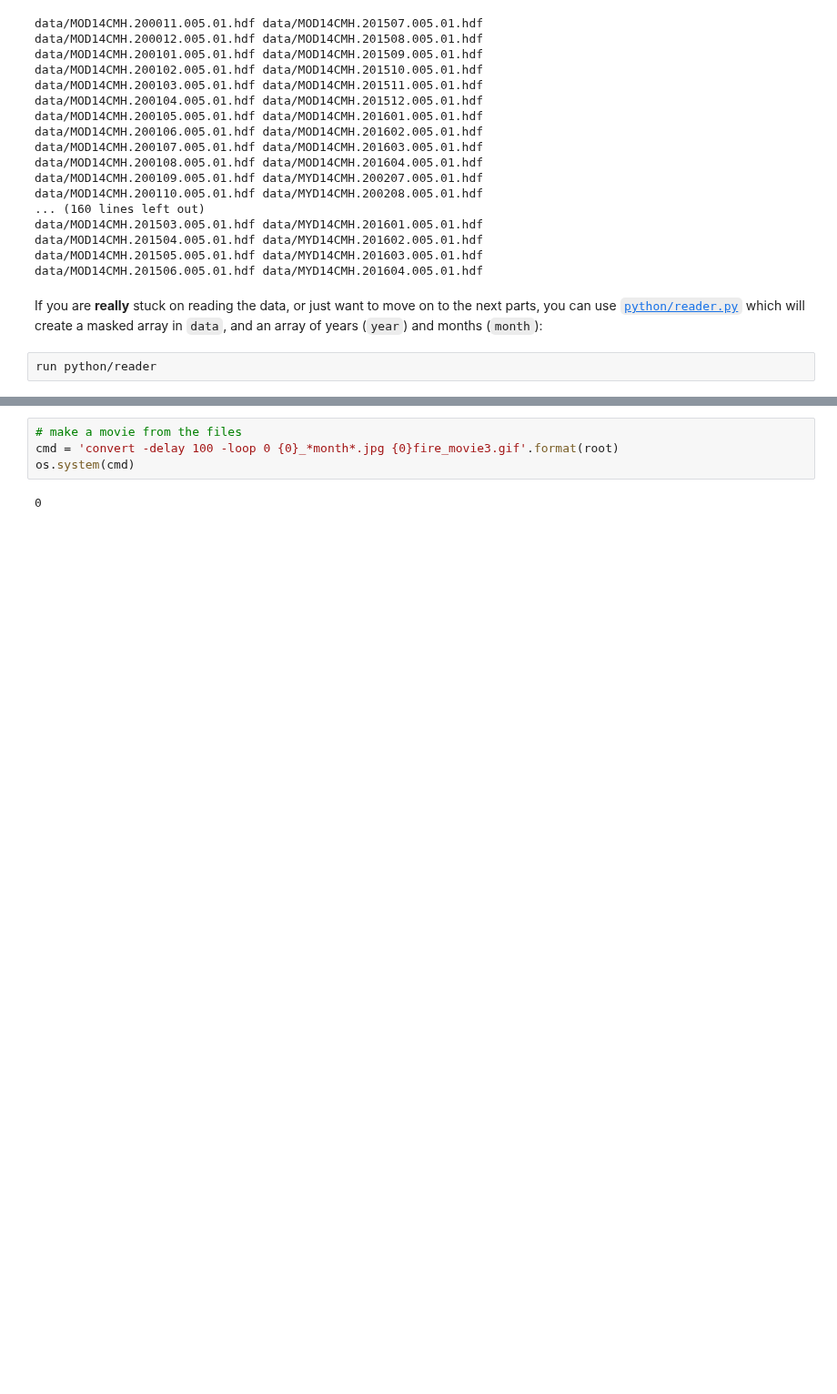
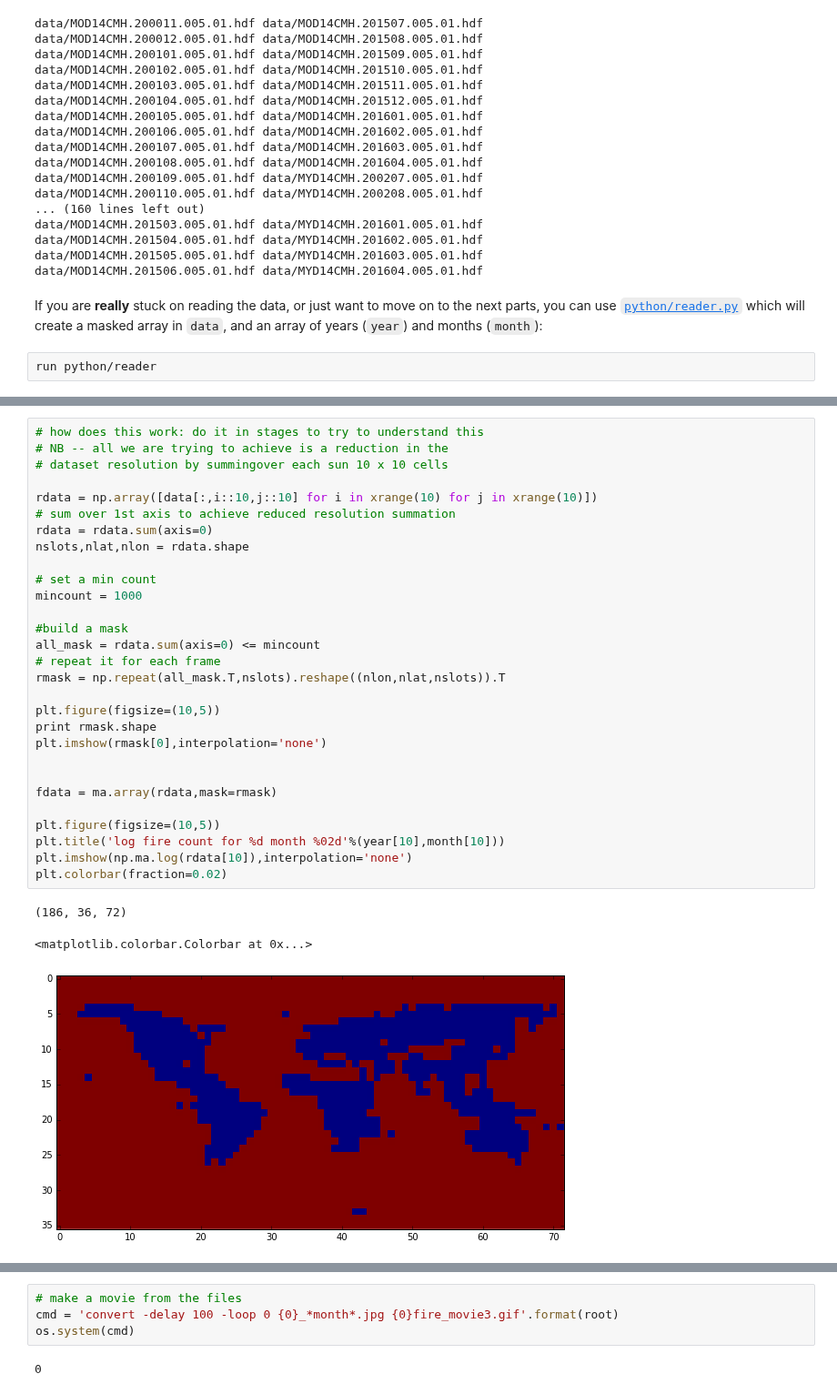
Before and after one commit to profLewis/geogg122, a Jupyter notebook: Chapter7_ENSO/ENSO.ipynb, the cells around one changed output, grey strips where cells are left out. Shown at 91% size. Cells and saved outputs as stored; diff of their text form; blank space fills up the shorter version.

```diff
--- a/Chapter7_ENSO/ENSO.ipynb
+++ b/Chapter7_ENSO/ENSO.ipynb
@@ -165,0 +193,33 @@ plt.title('log fire count for %d month %02d'%(year[8],month[8]))
+# %%
+# how does this work: do it in stages to try to understand this
+# NB -- all we are trying to achieve is a reduction in the
+# dataset resolution by summingover each sun 10 x 10 cells
+
+rdata = np.array([data[:,i::10,j::10] for i in xrange(10) for j in xrange(10)])
+# sum over 1st axis to achieve reduced resolution summation
+rdata = rdata.sum(axis=0)
+nslots,nlat,nlon = rdata.shape
+
+# set a min count
+mincount = 1000
+
+#build a mask
+all_mask = rdata.sum(axis=0) <= mincount
+# repeat it for each frame
+rmask = np.repeat(all_mask.T,nslots).reshape((nlon,nlat,nslots)).T
+
+plt.figure(figsize=(10,5))
+print rmask.shape
+plt.imshow(rmask[0],interpolation='none')
+
+
+fdata = ma.array(rdata,mask=rmask)
+
+plt.figure(figsize=(10,5))
+plt.title('log fire count for %d month %02d'%(year[10],month[10]))
+plt.imshow(np.ma.log(rdata[10]),interpolation='none')
+plt.colorbar(fraction=0.02)
+# %% [output]
+(186, 36, 72)
+<matplotlib.colorbar.Colorbar at 0x...>
+[figure, added]
```
Also changed, not shown: parts of 56 cells of this notebook, 2 other files.
